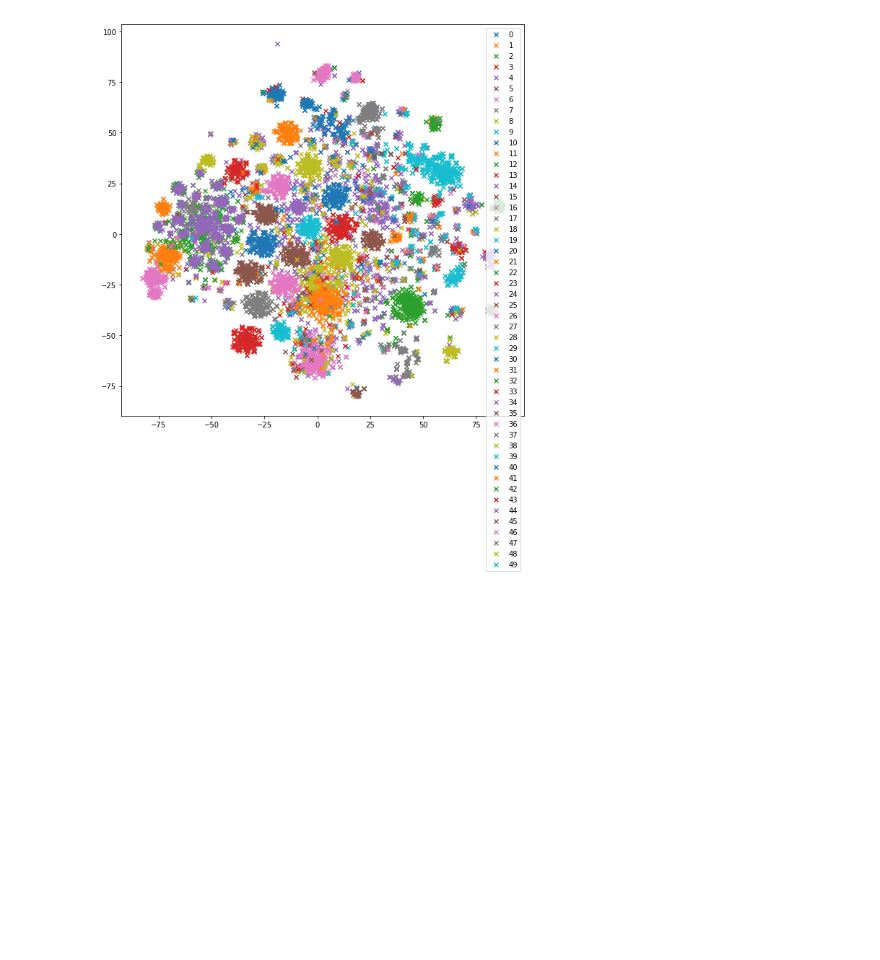
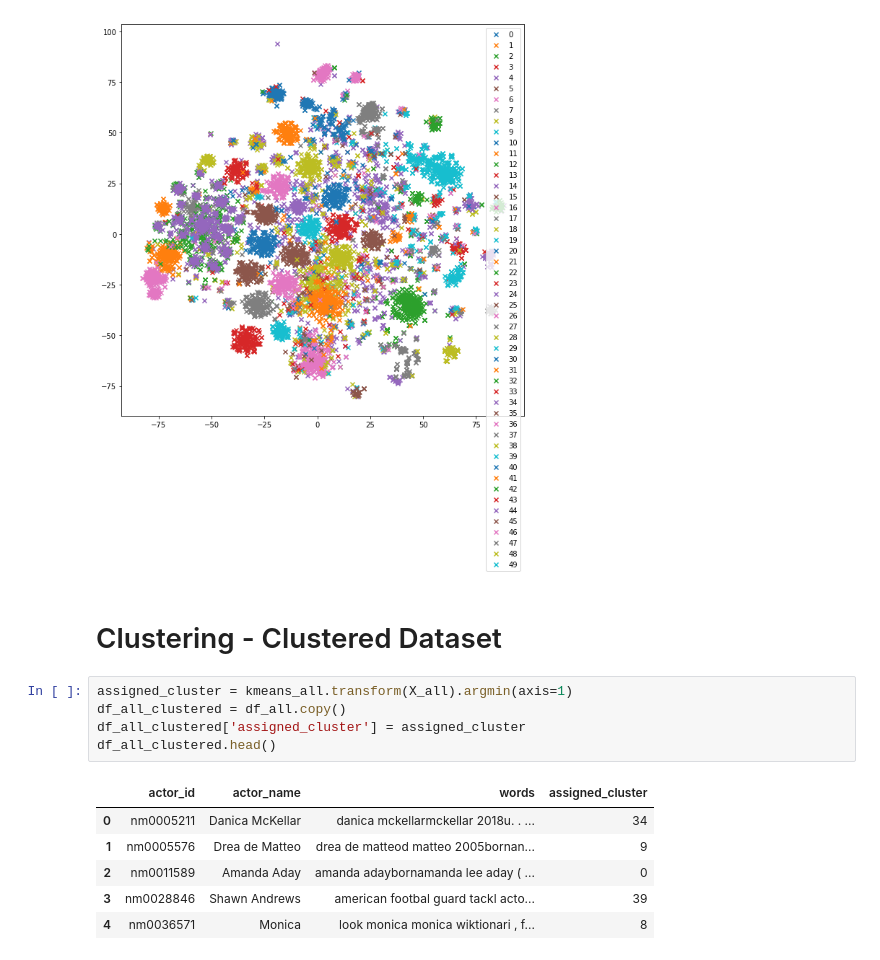
Before and after one commit to LuWang-zishuijing/ResumeClassifier, a Jupyter notebook: test_on_all_data.ipynb, the cells around one changed output. Cells and saved outputs as stored; diff of their text form; blank space fills up the shorter version.

```diff
--- a/test_on_all_data.ipynb
+++ b/test_on_all_data.ipynb
@@ -283,3 +283,17 @@ kmeans n_cluster=　50, inertia: 7041.873792080716
 plot_clusters(X, n_clusters, kmeans)
 # %% [output]
 [figure]
+# %% [markdown]
+# Clustering - Clustered Dataset
+# %%
+assigned_cluster = kmeans_all.transform(X_all).argmin(axis=1)
+df_all_clustered = df_all.copy()
+df_all_clustered['assigned_cluster'] = assigned_cluster
+df_all_clustered.head()
+# %% [output]
+|  | actor_id | actor_name | words | assigned_cluster |
+| 0 | nm0005211 | Danica McKellar | danica mckellarmckellar 2018u. . ... | 34 |
+| 1 | nm0005576 | Drea de Matteo | drea de matteod matteo 2005bornan... | 9 |
+| 2 | nm0011589 | Amanda Aday | amanda adaybornamanda lee aday ( ... | 0 |
+| 3 | nm0028846 | Shawn Andrews | american footbal guard tackl acto... | 39 |
+| 4 | nm0036571 | Monica | look monica monica wiktionari , f... | 8 |
```
Also changed, not shown: parts of 10 cells of this notebook.
